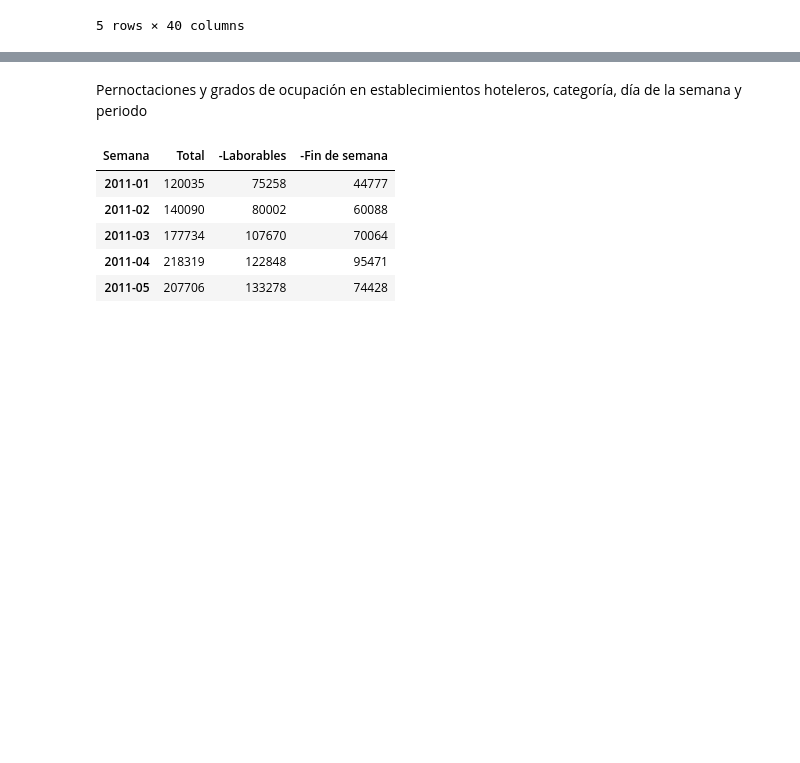
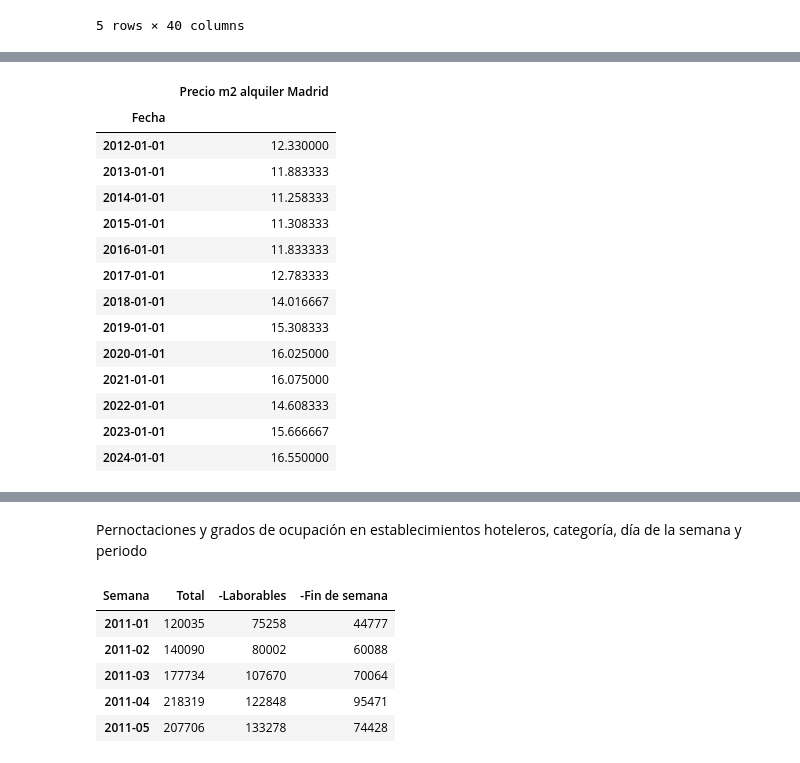
Before and after one commit to alandia92/EDA-Turismo-Euskadi, a Jupyter notebook: EDA/Tratamiento_datos.ipynb, the cells around one changed output, grey strips where cells are left out. Cells and saved outputs as stored; diff of their text form; code cells hidden in the pictures; blank space fills up the shorter version.

```diff
--- a/EDA/Tratamiento_datos.ipynb
+++ b/EDA/Tratamiento_datos.ipynb
@@ -63,0 +123,22 @@ df_7.head()
+# %%
+media_anual_7 = df_7[['Precio m2']].resample('A').mean()
+media_anual_7.index = media_anual_7.index.shift(1, freq='D')
+media_anual_7['Precio m2 alquiler Madrid'] = media_anual_7['Precio m2']
+del media_anual_7['Precio m2']
+media_anual_7
+# %% [output]
+|  | Precio m2 alquiler Madrid |
+| Fecha |  |
+| 2012-01-01 | 12.330000 |
+| 2013-01-01 | 11.883333 |
+| 2014-01-01 | 11.258333 |
+| 2015-01-01 | 11.308333 |
+| 2016-01-01 | 11.833333 |
+| 2017-01-01 | 12.783333 |
+| 2018-01-01 | 14.016667 |
+| 2019-01-01 | 15.308333 |
+| 2020-01-01 | 16.025000 |
+| 2021-01-01 | 16.075000 |
+| 2022-01-01 | 14.608333 |
+| 2023-01-01 | 15.666667 |
+| 2024-01-01 | 16.550000 |
```
Also changed, not shown: parts of 14 cells of this notebook, 8 other files.
